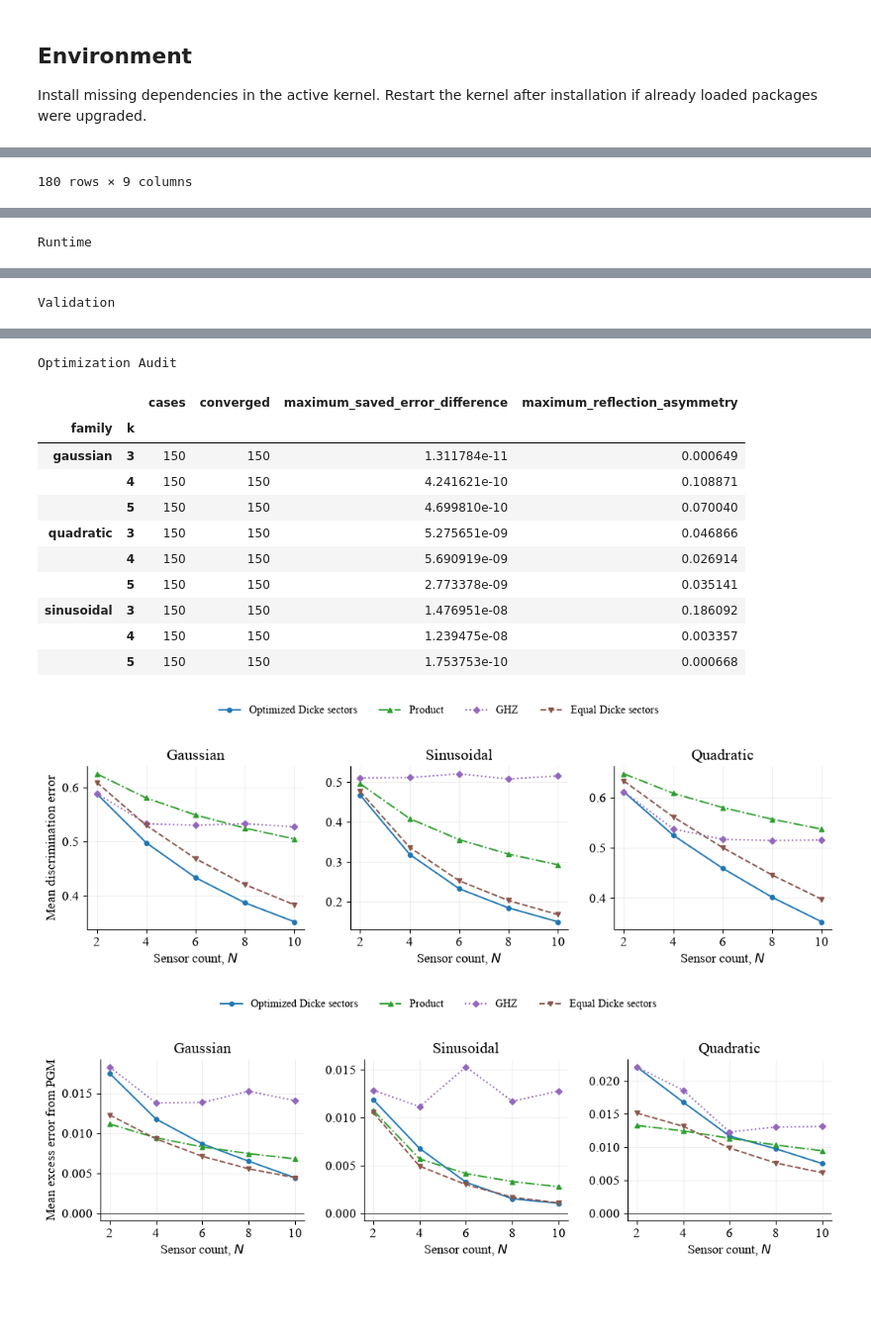
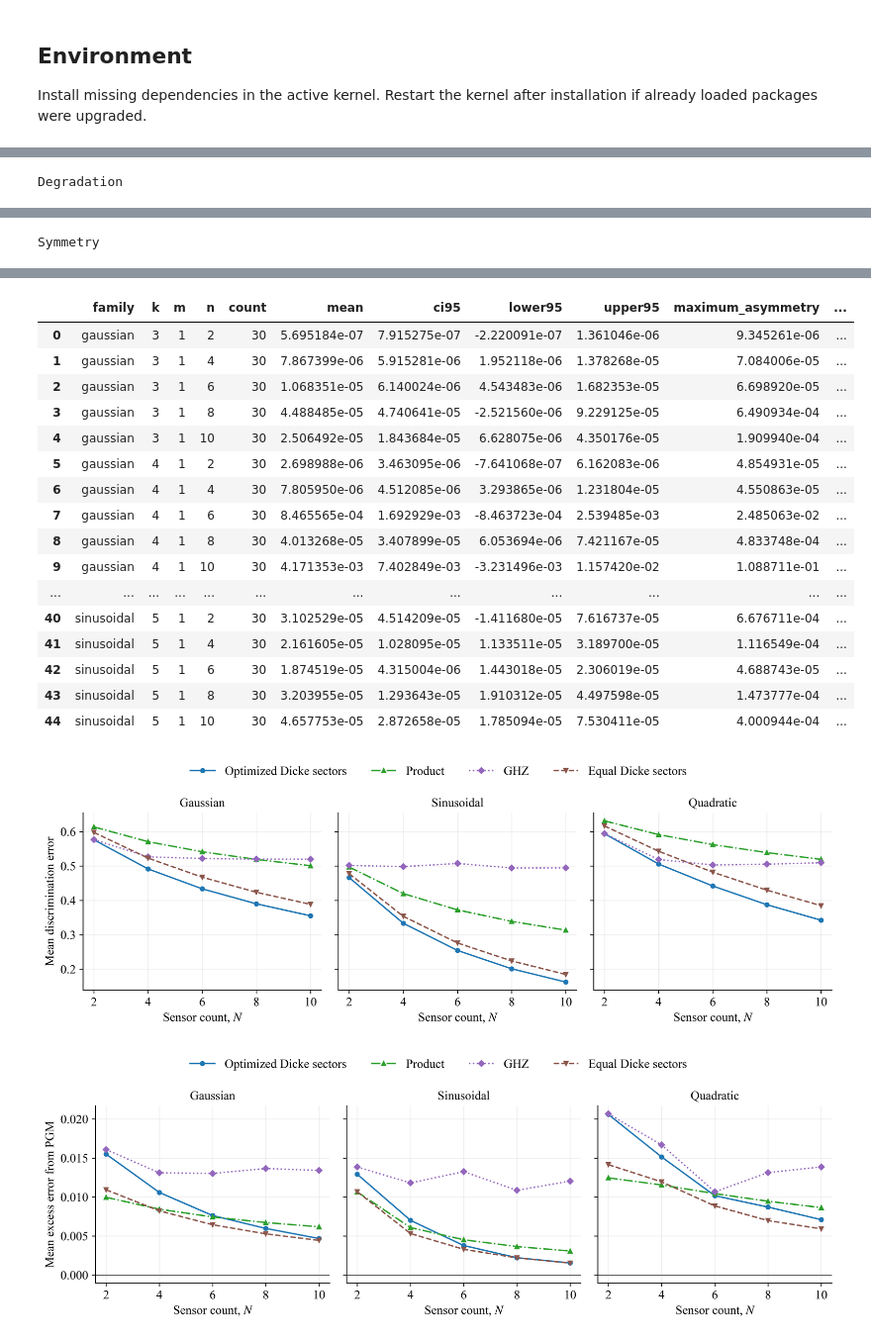
Before and after one commit to Avishka-Shamendra/quantum-sensor-placement-research, a Jupyter notebook: problem-3-single-location/01_single_location_analysis.ipynb, the cells around one changed output, grey strips where cells are left out. Shown at 99% size. Cells and saved outputs as stored; diff of their text form; code cells hidden in the pictures; blank space fills up the shorter version.

Commit message:
Use CSV phase inputs for Problem 3 and refine analysis figures

```diff
--- a/problem-3-single-location/01_single_location_analysis.ipynb
+++ b/problem-3-single-location/01_single_location_analysis.ipynb
@@ -37,10 +35,9 @@ Python environment: /Users/avishka/Academic/PhD/Research/QSN Research/Repos/quan
 # %%
 from IPython.display import display
+import pandas as pd
 
 sys.path.insert(0, str(ROOT))
-from single_location.analysis import run_analysis
-from single_location.reporting import make_results
-
 KS = (3, 4, 5)
 NS = (2, 4, 6, 8, 10)
+RUN_ANALYSIS = False
 # %% [markdown]
@@ -50,7 +47,12 @@ Validate imported files, state probabilities, SDP feasibility and measurement or
 # %%
-status = display({"text/plain": "Starting analysis"}, raw=True, display_id=True)
+if RUN_ANALYSIS:
+    from single_location.analysis import run_analysis
+    status = display({"text/plain": "Starting analysis"}, raw=True, display_id=True)
 
-def show_progress(message):
-    status.update({"text/plain": message}, raw=True)
+    def show_progress(message):
+        status.update({"text/plain": message}, raw=True)
 
-measurements = run_analysis(ROOT, ks=KS, ns=NS, progress=show_progress)
+    measurements = run_analysis(ROOT, ks=KS, ns=NS, progress=show_progress)
+else:
+    measurements = pd.read_csv(ROOT / "results/measurements.csv")
+    print(f"Loaded {len(measurements)} saved state evaluations; M=1, K={KS}, N={NS}.")
@@ -65,10 +67,21 @@ Runtime summaries report optimization and measurement-evaluation time, excluding
 # %%
 import importlib
+import matplotlib.pyplot as plt
 import single_location.reporting as reporting
 
 reporting = importlib.reload(reporting)
 results = reporting.make_results(measurements, ROOT)
-for name in ("errors", "degradation", "runtime", "validation", "optimization_audit"):
-    print(name.replace("_", " ").title())
-    display(results[name])
+for name in ("overall_errors", "overall_degradation", "errors", "degradation", "symmetry"):
+    print({"overall_errors": "Optimal-POVM error across K", "overall_degradation": "PGM excess error across K", "errors": "Optimal-POVM error by K", "degradation": "PGM excess error",
+           "symmetry": "Reflection asymmetry"}[name])
+    table = results[name]
+    if name != "symmetry":
+        table = table.assign(estimate=table.apply(
+            lambda r: f"{r['mean']:.6f} ± {r['ci95']:.6f}", axis=1))
+        index = [col for col in ("family", "k", "m", "n") if col in table.columns]
+        table = table.pivot(index=index, columns="state", values="estimate")
+    display(table)
+for figure in results["figures"]:
+    display(figure)
+    plt.close(figure)
 # %% [output]
@@ -102 +143 @@ Degradation
-180 rows × 9 columns
+Degradation
@@ -103 +162 @@ Degradation
-Runtime
+Symmetry
@@ -122 +162,0 @@ Runtime
-Validation
@@ -134,14 +163,19 @@ Validation
-Optimization Audit
-|  |  | cases | converged | maximum_saved_error_difference | maximum_reflection_asymmetry |
-| family | k |  |  |  |  |
-| gaussian | 3 | 150 | 150 | 1.311784e-11 | 0.000649 |
-|  | 4 | 150 | 150 | 4.241621e-10 | 0.108871 |
-|  | 5 | 150 | 150 | 4.699810e-10 | 0.070040 |
-| quadratic | 3 | 150 | 150 | 5.275651e-09 | 0.046866 |
-|  | 4 | 150 | 150 | 5.690919e-09 | 0.026914 |
-|  | 5 | 150 | 150 | 2.773378e-09 | 0.035141 |
-| sinusoidal | 3 | 150 | 150 | 1.476951e-08 | 0.186092 |
-|  | 4 | 150 | 150 | 1.239475e-08 | 0.003357 |
-|  | 5 | 150 | 150 | 1.753753e-10 | 0.000668 |
+|  | family | k | m | n | count | mean | ci95 | lower95 | upper95 | maximum_asymmetry | ... |
+| 0 | gaussian | 3 | 1 | 2 | 30 | 5.695184e-07 | 7.915275e-07 | -2.220091e-07 | 1.361046e-06 | 9.345261e-06 | ... |
+| 1 | gaussian | 3 | 1 | 4 | 30 | 7.867399e-06 | 5.915281e-06 | 1.952118e-06 | 1.378268e-05 | 7.084006e-05 | ... |
+| 2 | gaussian | 3 | 1 | 6 | 30 | 1.068351e-05 | 6.140024e-06 | 4.543483e-06 | 1.682353e-05 | 6.698920e-05 | ... |
+| 3 | gaussian | 3 | 1 | 8 | 30 | 4.488485e-05 | 4.740641e-05 | -2.521560e-06 | 9.229125e-05 | 6.490934e-04 | ... |
+| 4 | gaussian | 3 | 1 | 10 | 30 | 2.506492e-05 | 1.843684e-05 | 6.628075e-06 | 4.350176e-05 | 1.909940e-04 | ... |
+| 5 | gaussian | 4 | 1 | 2 | 30 | 2.698988e-06 | 3.463095e-06 | -7.641068e-07 | 6.162083e-06 | 4.854931e-05 | ... |
+| 6 | gaussian | 4 | 1 | 4 | 30 | 7.805950e-06 | 4.512085e-06 | 3.293865e-06 | 1.231804e-05 | 4.550863e-05 | ... |
+| 7 | gaussian | 4 | 1 | 6 | 30 | 8.465565e-04 | 1.692929e-03 | -8.463723e-04 | 2.539485e-03 | 2.485063e-02 | ... |
+| 8 | gaussian | 4 | 1 | 8 | 30 | 4.013268e-05 | 3.407899e-05 | 6.053694e-06 | 7.421167e-05 | 4.833748e-04 | ... |
+| 9 | gaussian | 4 | 1 | 10 | 30 | 4.171353e-03 | 7.402849e-03 | -3.231496e-03 | 1.157420e-02 | 1.088711e-01 | ... |
+| ... | ... | ... | ... | ... | ... | ... | ... | ... | ... | ... | ... |
+| 40 | sinusoidal | 5 | 1 | 2 | 30 | 3.102529e-05 | 4.514209e-05 | -1.411680e-05 | 7.616737e-05 | 6.676711e-04 | ... |
+| 41 | sinusoidal | 5 | 1 | 4 | 30 | 2.161605e-05 | 1.028095e-05 | 1.133511e-05 | 3.189700e-05 | 1.116549e-04 | ... |
+| 42 | sinusoidal | 5 | 1 | 6 | 30 | 1.874519e-05 | 4.315004e-06 | 1.443018e-05 | 2.306019e-05 | 4.688743e-05 | ... |
+| 43 | sinusoidal | 5 | 1 | 8 | 30 | 3.203955e-05 | 1.293643e-05 | 1.910312e-05 | 4.497598e-05 | 1.473777e-04 | ... |
+| 44 | sinusoidal | 5 | 1 | 10 | 30 | 4.657753e-05 | 2.872658e-05 | 1.785094e-05 | 7.530411e-05 | 4.000944e-04 | ... |
-[figure, old version]
+[figure, new version]
-[figure, old version]
+[figure, new version]
```
Also changed, not shown: parts of 6 cells of this notebook, 20 other files.
